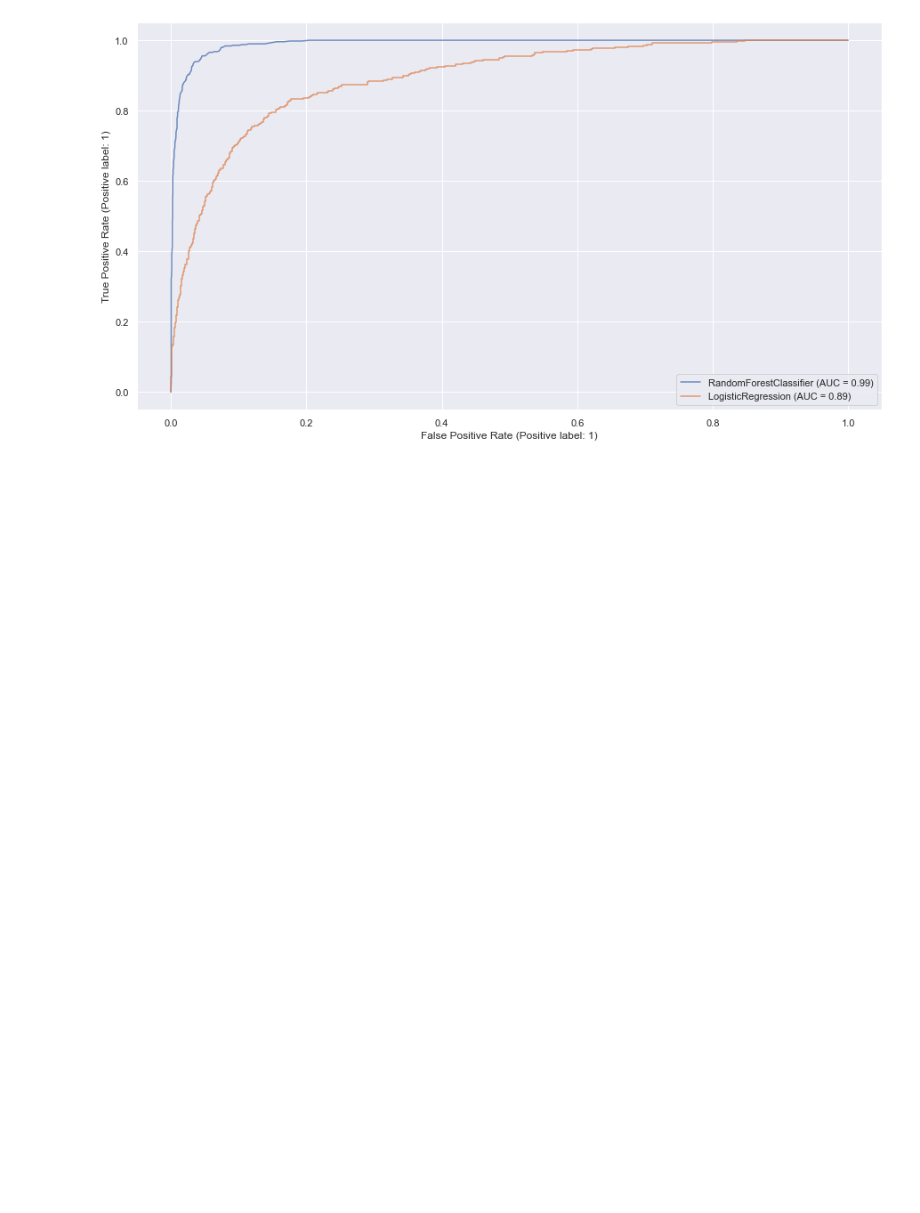
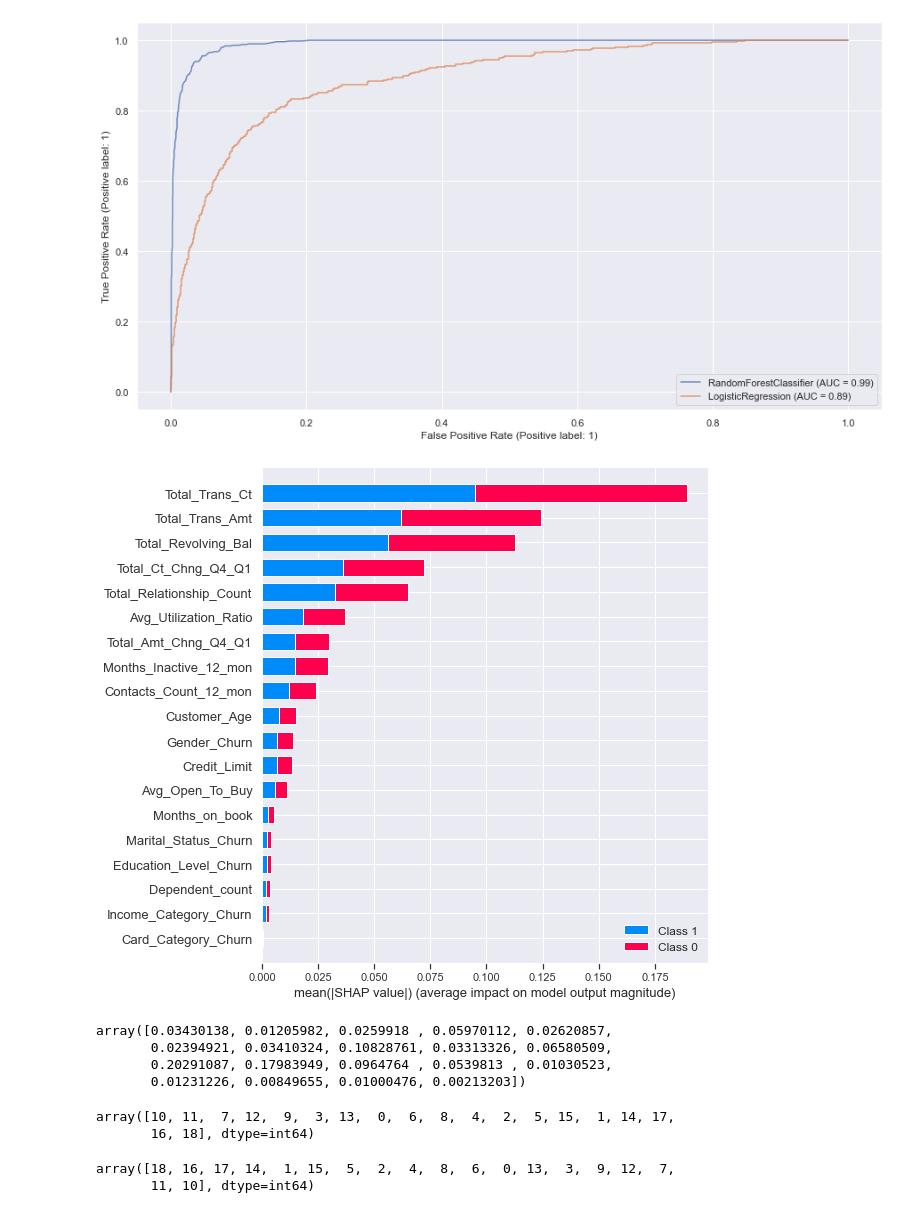
Before and after one commit to A-Nuru/Predict_Customer_Churn_with_Production_Code, a Jupyter notebook: churn_notebook.ipynb, the cells around one changed output. Drawn from its saved outputs; the diff is of its cells as text; code cells hidden in the pictures; blank space fills up the shorter version.

Commit message:
feature dependence and importances

```diff
--- a/churn_notebook.ipynb
+++ b/churn_notebook.ipynb
@@ -399,3 +383,26 @@ lrc_plot.plot(ax=ax, alpha=0.8)
 plt.show()
 # %% [output]
 [figure]
+# %%
+explainer = shap.TreeExplainer(cv_rfc.best_estimator_)
+shap_values = explainer.shap_values(X_test)
+shap.summary_plot(shap_values, X_test, plot_type="bar")
+# %% [output]
+[figure, added]
+# %%
+importances
+# %% [output]
+array([0.03430138, 0.01205982, 0.0259918 , 0.05970112, 0.02620857,
+       0.02394921, 0.03410324, 0.10828761, 0.03313326, 0.06580509,
+       0.20291087, 0.17983949, 0.0964764 , 0.0539813 , 0.01030523,
+       0.01231226, 0.00849655, 0.01000476, 0.00213203])
+# %%
+indices
+# %% [output]
+array([10, 11,  7, 12,  9,  3, 13,  0,  6,  8,  4,  2,  5, 15,  1, 14, 17,
+       16, 18], dtype=int64)
+# %%
+np.argsort(importances)
+# %% [output]
+array([18, 16, 17, 14,  1, 15,  5,  2,  4,  8,  6,  0, 13,  3,  9, 12,  7,
+       11, 10], dtype=int64)
```
Also changed, not shown: parts of 4 cells of this notebook.
